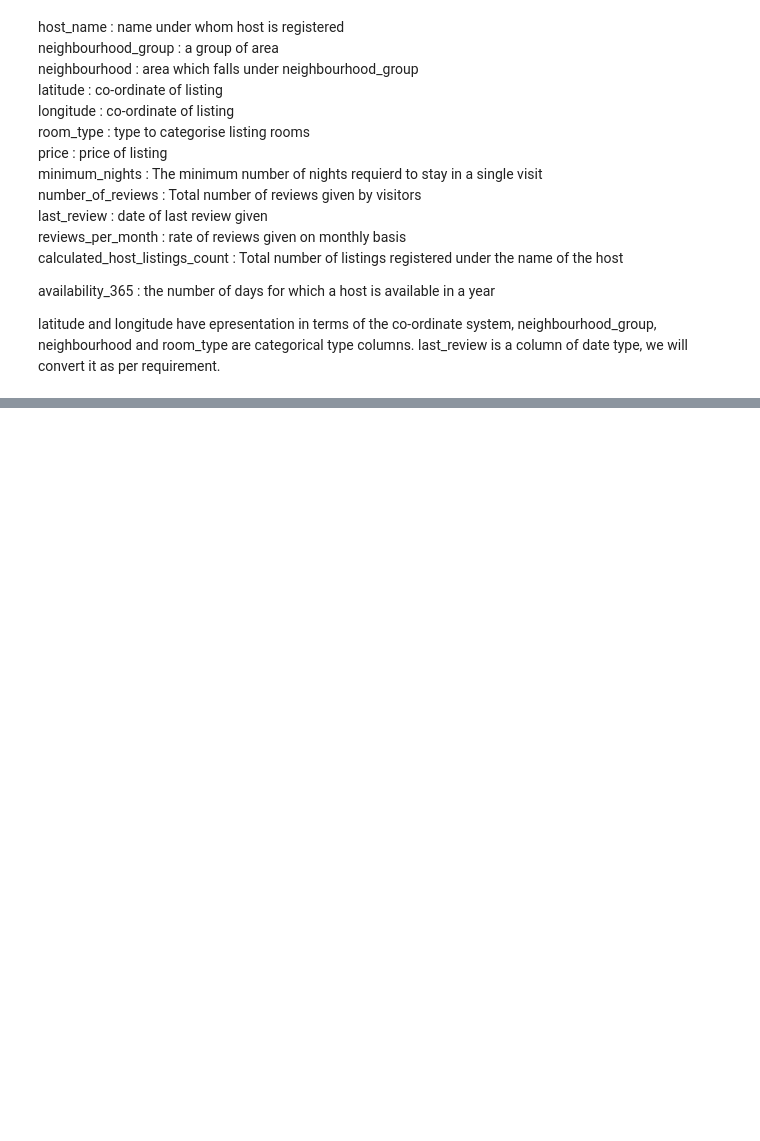
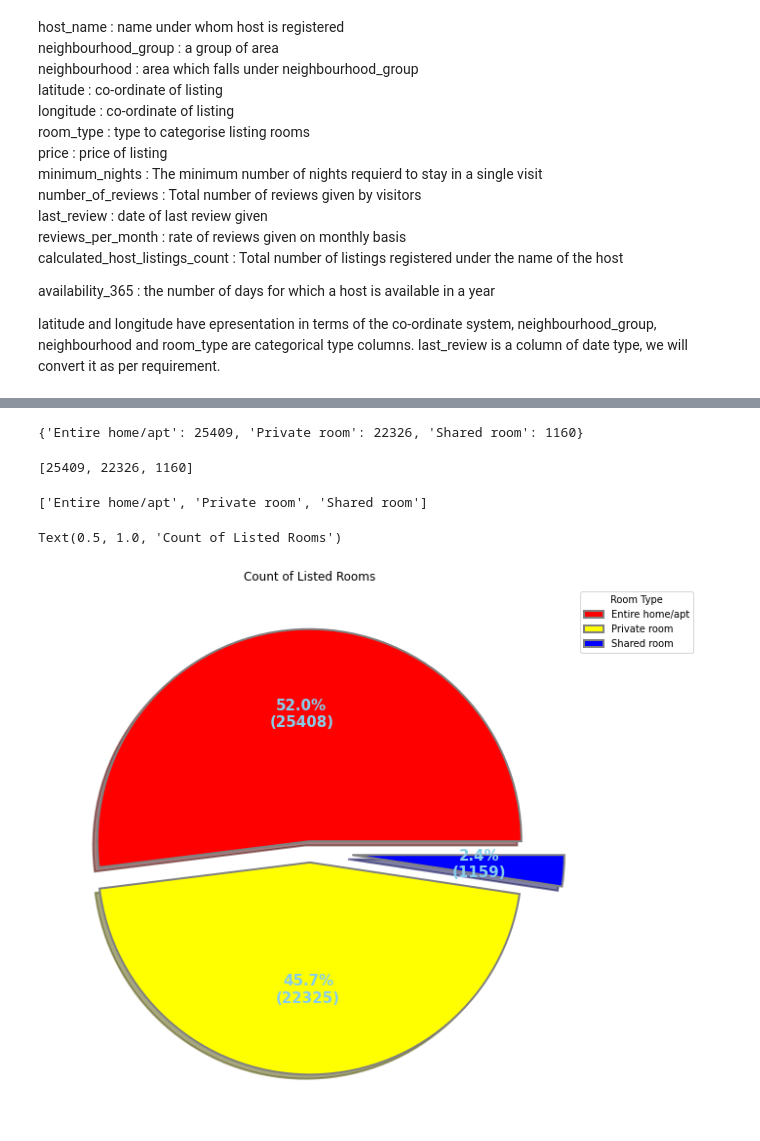
Before and after one commit to saptaksubhra/Airbnb-Bookings-Analysis, a Jupyter notebook: Airbnb_Bookings_Analysis_Capstone_Project.ipynb, the cells around one changed output, grey strips where cells are left out. Drawn from its saved outputs; the diff is of its cells as text; code cells hidden in the pictures; blank space fills up the shorter version.

```diff
--- a/Airbnb_Bookings_Analysis_Capstone_Project.ipynb
+++ b/Airbnb_Bookings_Analysis_Capstone_Project.ipynb
@@ -202,0 +222,63 @@ latitude and longitude have epresentation in terms of the co-ordinate system, ne
+# %%
+# Finding out the most listed room type
+
+df_airbnb_copy_most_listed = dict(df_airbnb_copy.room_type.value_counts())
+# %%
+df_airbnb_copy_most_listed
+# %% [output]
+{'Entire home/apt': 25409, 'Private room': 22326, 'Shared room': 1160}
+# %%
+# Creating dataset for total count of each room type
+
+dataset = list(df_airbnb_copy_most_listed.values())
+# %%
+dataset
+# %% [output]
+[25409, 22326, 1160]
+# %%
+room_type = list(df_airbnb_copy_most_listed.keys())
+# %%
+room_type
+# %% [output]
+['Entire home/apt', 'Private room', 'Shared room']
+# %%
+# Generating colour parameters
+
+colors = ('red', 'yellow', 'blue')
+
+# Creating explode data
+
+explode = (0.05,0.05, 0.2)
+
+# properities of wedge
+
+wp = {'linewidth' : 2, 'edgecolor' : 'grey' }
+
+# creating autocpt arguments
+
+def fun(pct, allvalues):
+  abs = int(pct / 100. *np.sum(allvalues))
+  return "{:.1f}%\n({:d})".format(pct, abs)
+
+# Creating pie chart and plot
+
+fig, airbnb_pie_chart = plt.subplots(figsize = (14, 10))
+wedges, texts, autotexts = airbnb_pie_chart.pie(dataset, autopct = lambda pct: fun(pct, dataset),
+                                                  explode = explode,
+                                                  shadow = True,
+                                                  colors = colors,
+                                                  startangle = 0,
+                                                  wedgeprops = wp, textprops = dict(color = 'skyblue'))
+
+
+# Adding legend
+airbnb_pie_chart.legend(wedges, room_type,
+                        title ="Room Type",
+                        loc ="upper left",
+                        bbox_to_anchor=(1, 0., 0.,1))
+
+plt.setp(autotexts, size = 15, weight = "bold")
+airbnb_pie_chart.set_title("Count of Listed Rooms")
+# %% [output]
+Text(0.5, 1.0, 'Count of Listed Rooms')
+[figure, added]
```
Also changed, not shown: parts of 6 cells of this notebook.
